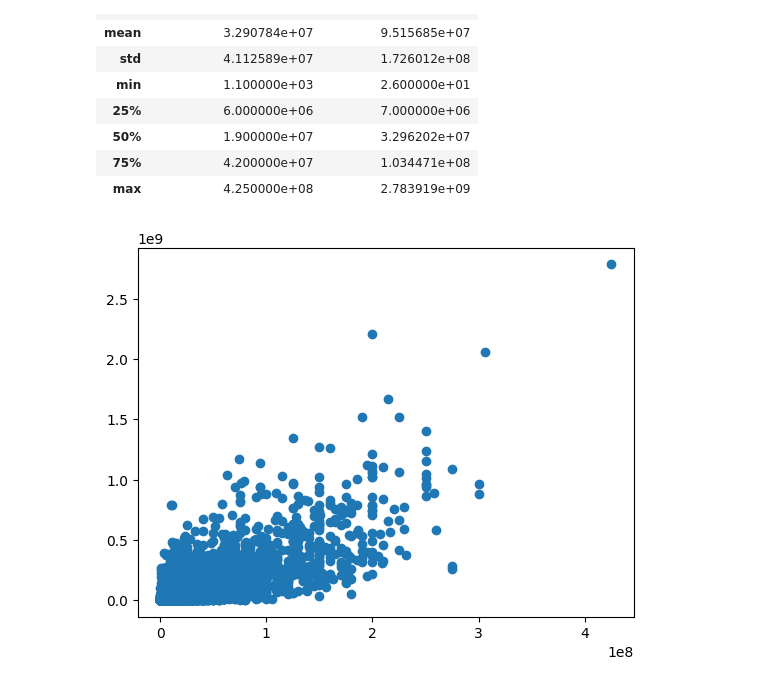
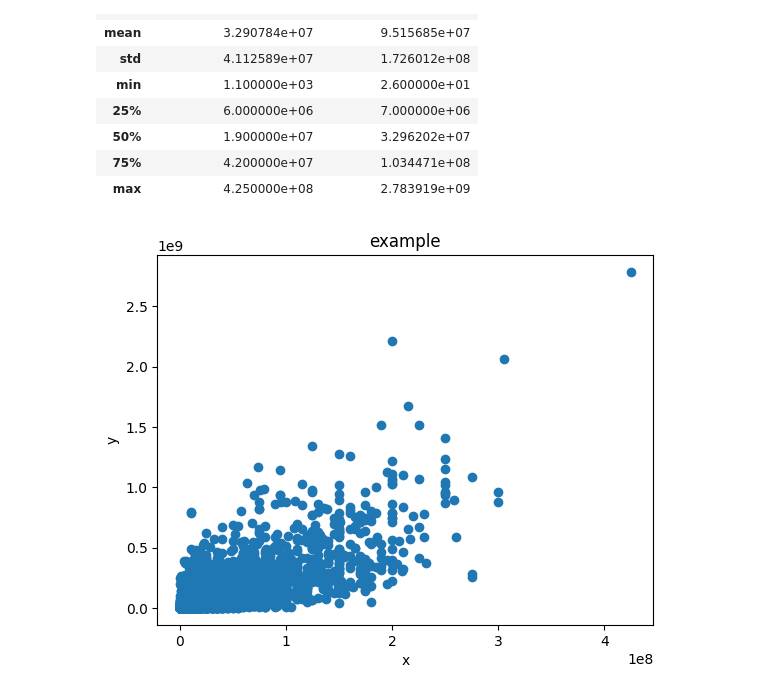
Before and after one commit to ggppwx/ml, a Jupyter notebook: linear_regression/linear_regression.ipynb, the cells around one changed output. Drawn from its saved outputs; the diff is of its cells as text; code cells hidden in the pictures.

```diff
--- a/linear_regression/linear_regression.ipynb
+++ b/linear_regression/linear_regression.ipynb
@@ -34,7 +34,13 @@ data.describe()
 # %%
 X = DataFrame(data, columns=['production_budget_usd'])
 y = DataFrame(data, columns=['worldwide_gross_usd'])
-matplotlib.pyplot.scatter(X, y)
-matplotlib.pyplot.show()
+import matplotlib.pyplot as plt
+
+
+plt.scatter(X, y)
+plt.title("example")
+plt.xlabel('x')
+plt.ylabel('y')
+plt.show()
 # %% [output]
-[figure, old version]
+[figure, new version]
```
Also changed, not shown: parts of 6 cells of this notebook.
